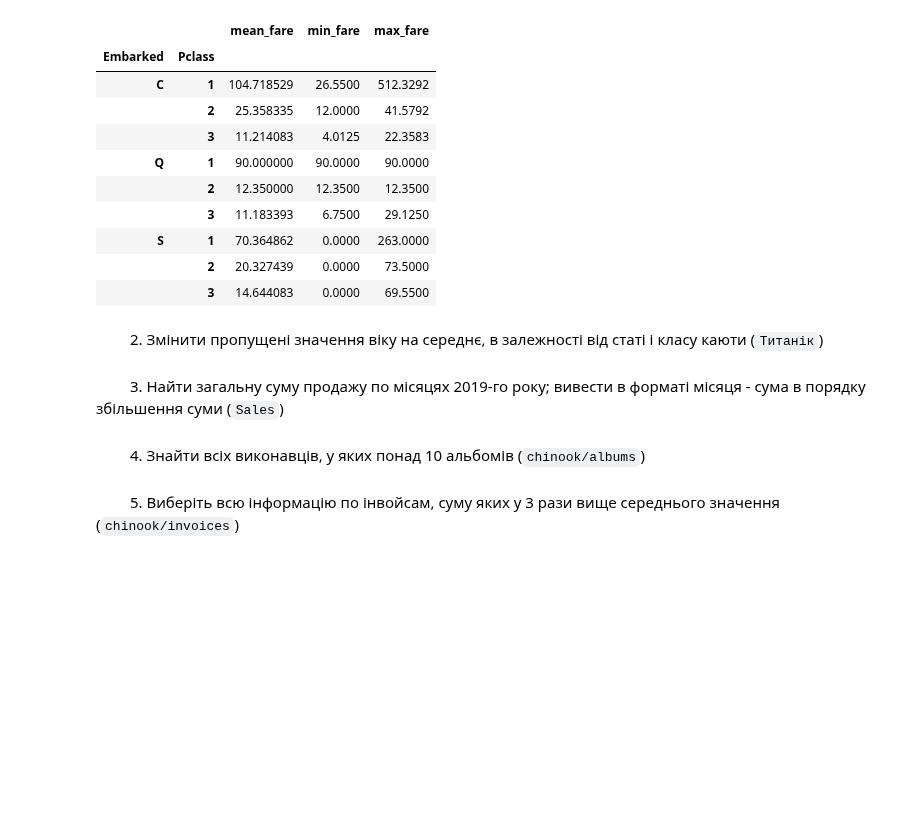
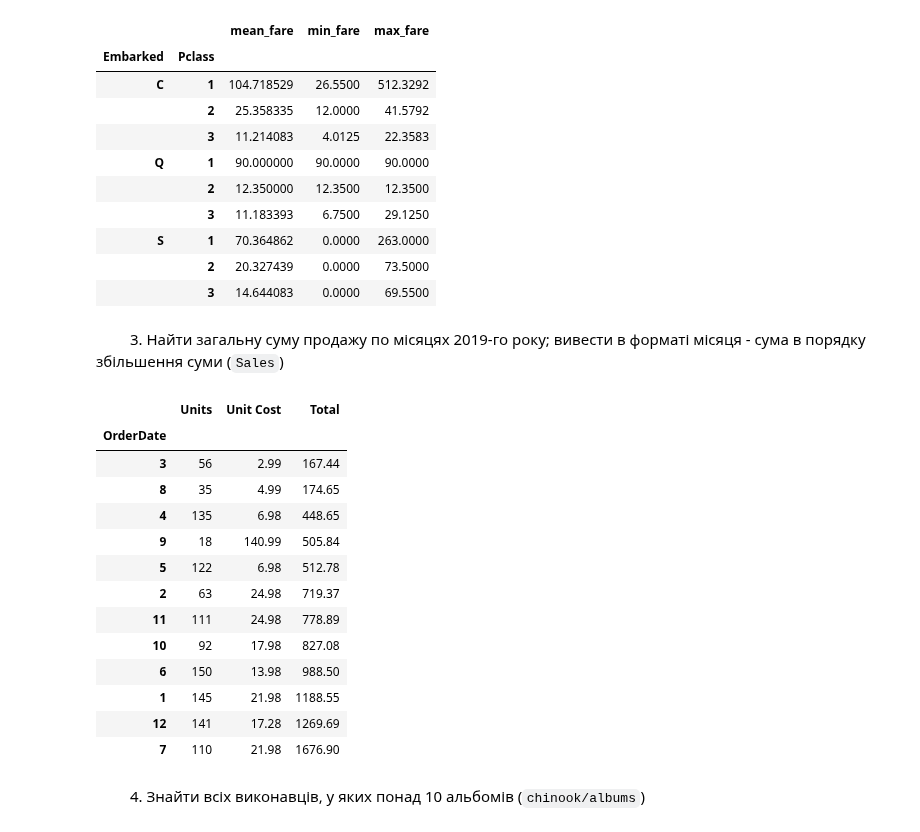
Before and after one commit to nadiiastasyk/Python, a Jupyter notebook: src/Tasks/Nadiia Parsons_Task 5.ipynb, the cells around one changed output. Saved outputs shown, nothing was run; the diff lists cells and outputs as text; code cells hidden in the pictures; blank space fills up the shorter version.

```diff
--- a/src/Tasks/Nadiia Parsons_Task 5.ipynb
+++ b/src/Tasks/Nadiia Parsons_Task 5.ipynb
@@ -27,14 +62,35 @@ aggr_data
 | S | 1 | 70.364862 | 0.0000 | 263.0000 |
 |  | 2 | 20.327439 | 0.0000 | 73.5000 |
 |  | 3 | 14.644083 | 0.0000 | 69.5500 |
-# %% [markdown]
-&emsp;&emsp; 2. Змінити пропущені значення віку на середнє, в залежності від статі і класу каюти (`Титанік`)
 # %% [markdown]
 
 &emsp;&emsp; 3. Найти загальну суму продажу по місяцях 2019-го року; вивести в форматі місяця - сума в порядку збільшення суми (`Sales`)
+# %%
+sales_data = pd.read_csv(
+    '../Lessons/Lesson 6/Files/SalesData.csv',
+    sep=',',
+    header=0)
+sales_data['OrderDate'] = pd.to_datetime(
+    sales_data['OrderDate']
+)
+total_sales = sales_data[sales_data['OrderDate'].dt.year == 2019].groupby(
+        by=sales_data['OrderDate'].dt.month).sum().sort_values(by='Total')
+total_sales
+# %% [output]
+|  | Units | Unit Cost | Total |
+| OrderDate |  |  |  |
+| 3 | 56 | 2.99 | 167.44 |
+| 8 | 35 | 4.99 | 174.65 |
+| 4 | 135 | 6.98 | 448.65 |
+| 9 | 18 | 140.99 | 505.84 |
+| 5 | 122 | 6.98 | 512.78 |
+| 2 | 63 | 24.98 | 719.37 |
+| 11 | 111 | 24.98 | 778.89 |
+| 10 | 92 | 17.98 | 827.08 |
+| 6 | 150 | 13.98 | 988.50 |
+| 1 | 145 | 21.98 | 1188.55 |
+| 12 | 141 | 17.28 | 1269.69 |
+| 7 | 110 | 21.98 | 1676.90 |
 # %% [markdown]
 
 &emsp;&emsp; 4. Знайти всіх виконавців, у яких понад 10 альбомів (`chinook/albums`)
-# %% [markdown]
-
-&emsp;&emsp; 5. Виберіть всю інформацію по інвойсам, суму яких у 3 рази вище середнього значення (`chinook/invoices`)
```
Also changed, not shown: parts of 7 cells of this notebook, 16 other files.
